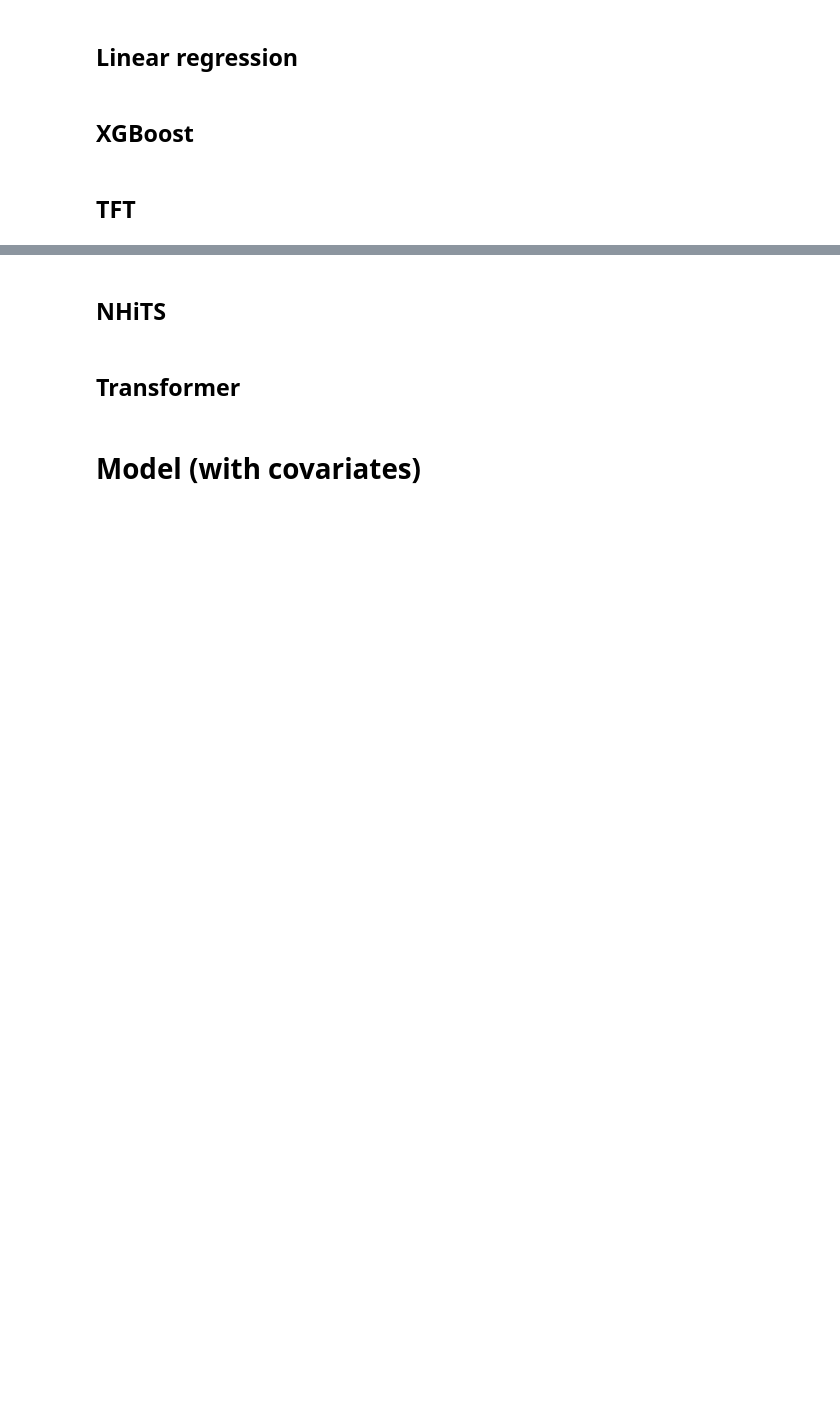
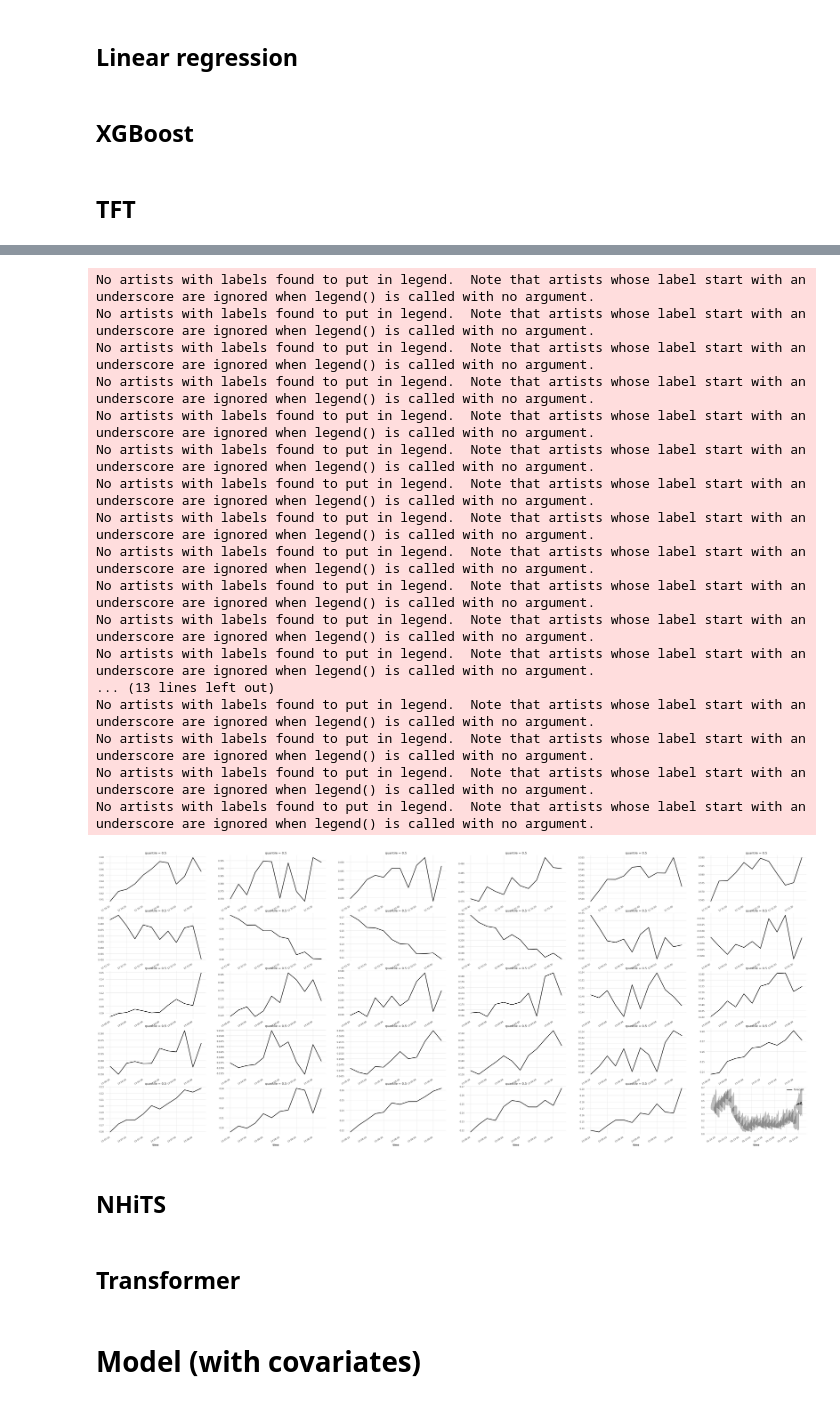
Before and after one commit to IrinaStatsLab/GlucoBench, a Jupyter notebook: exploratory_analysis/weinstock.ipynb, the cells around one changed output, grey strips where cells are left out. Cells and saved outputs as stored; diff of their text form; code cells hidden in the pictures; blank space fills up the shorter version.

```diff
--- a/exploratory_analysis/weinstock.ipynb
+++ b/exploratory_analysis/weinstock.ipynb
@@ -782,3 +896,29 @@ forecasts = model.historical_forecasts(series['test']['target'],
+# %%
+fig, axs = plt.subplots(5, 6, figsize=(50, 20))
+for i in range(6):
+     for j in range(5):
+        f = forecasts[i+6*j]
+        f.plot(low_quantile=0.1, high_quantile=0.9, ax=axs[j, i], label='forecast')
+      #   series['test']['target'][0].slice_n_points_after(f.time_index[0] - pd.Timedelta("2h"), 36).plot(ax=axs[j, i], label='true')
+# %% [output]
+No artists with labels found to put in legend.  Note that artists whose label start with an underscore are ignored when legend() is called with no argument.
+No artists with labels found to put in legend.  Note that artists whose label start with an underscore are ignored when legend() is called with no argument.
+No artists with labels found to put in legend.  Note that artists whose label start with an underscore are ignored when legend() is called with no argument.
+No artists with labels found to put in legend.  Note that artists whose label start with an underscore are ignored when legend() is called with no argument.
+No artists with labels found to put in legend.  Note that artists whose label start with an underscore are ignored when legend() is called with no argument.
+No artists with labels found to put in legend.  Note that artists whose label start with an underscore are ignored when legend() is called with no argument.
+No artists with labels found to put in legend.  Note that artists whose label start with an underscore are ignored when legend() is called with no argument.
+No artists with labels found to put in legend.  Note that artists whose label start with an underscore are ignored when legend() is called with no argument.
+No artists with labels found to put in legend.  Note that artists whose label start with an underscore are ignored when legend() is called with no argument.
+No artists with labels found to put in legend.  Note that artists whose label start with an underscore are ignored when legend() is called with no argument.
+No artists with labels found to put in legend.  Note that artists whose label start with an underscore are ignored when legend() is called with no argument.
+No artists with labels found to put in legend.  Note that artists whose label start with an underscore are ignored when legend() is called with no argument.
+... (13 lines left out)
+No artists with labels found to put in legend.  Note that artists whose label start with an underscore are ignored when legend() is called with no argument.
+No artists with labels found to put in legend.  Note that artists whose label start with an underscore are ignored when legend() is called with no argument.
+No artists with labels found to put in legend.  Note that artists whose label start with an underscore are ignored when legend() is called with no argument.
+No artists with labels found to put in legend.  Note that artists whose label start with an underscore are ignored when legend() is called with no argument.
+[figure, added]
 # %%
 errors = rescale_and_backtest(series['test']['target'],
                                       forecasts,
```
Also changed, not shown: parts of 20 cells of this notebook, 6 other files.
